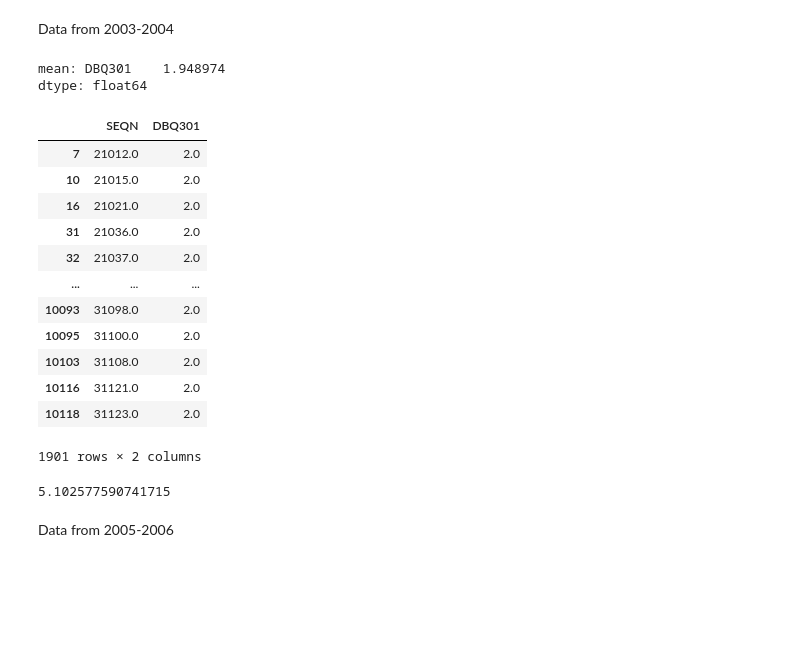
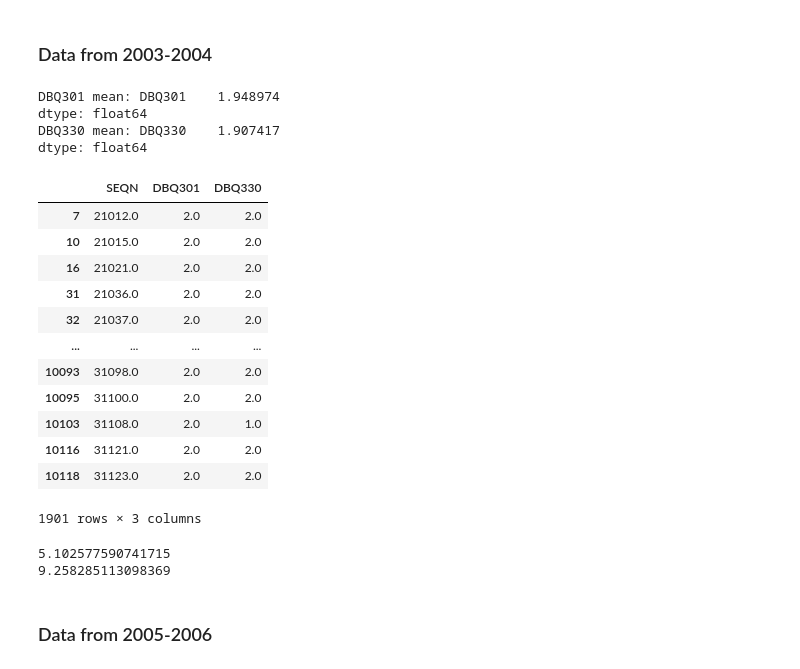
Before and after one commit to rq14000/i320d-sp2025, a Jupyter notebook: final project.ipynb, the cells around one changed output. Drawn from its saved outputs; the diff is of its cells as text; code cells hidden in the pictures; blank space fills up the shorter version.

```diff
--- a/final project.ipynb
+++ b/final project.ipynb
@@ -4,37 +12,48 @@ The next questions are about meals provided by community or government programs.
 import pandas as pd
 import matplotlib.pyplot as plt
 # %% [markdown]
-Data from 2003-2004
+### Data from 2003-2004
 # %%
+# read in xpt file
 df2004_raw = pd.read_sas('DBQ_C.xpt')
-df2004 = df2004_raw[['SEQN', 'DBQ301']]
-df2004_clean = df2004[df2004['DBQ301'] <= 2]
+# select relevant columns and clean
+df2004 = df2004_raw[['SEQN', 'DBQ301', 'DBQ330']]
+df2004_clean = df2004[(df2004['DBQ301'] <= 2) & (df2004['DBQ330'] <= 2)]
 df2004_final = df2004_clean.dropna()
-print(f"mean: {df2004_final[['DBQ301']].mean()}")
+# print means
+print(f"DBQ301 mean: {df2004_final[['DBQ301']].mean()}")
+print(f"DBQ330 mean: {df2004_final[['DBQ330']].mean()}")
 df2004_final
 # %% [output]
-mean: DBQ301    1.948974
+DBQ301 mean: DBQ301    1.948974
 dtype: float64
+DBQ330 mean: DBQ330    1.907417
+dtype: float64
-|  | SEQN | DBQ301 |
-| 7 | 21012.0 | 2.0 |
-| 10 | 21015.0 | 2.0 |
-| 16 | 21021.0 | 2.0 |
-| 31 | 21036.0 | 2.0 |
-| 32 | 21037.0 | 2.0 |
-| ... | ... | ... |
-| 10093 | 31098.0 | 2.0 |
-| 10095 | 31100.0 | 2.0 |
-| 10103 | 31108.0 | 2.0 |
-| 10116 | 31121.0 | 2.0 |
-| 10118 | 31123.0 | 2.0 |
+|  | SEQN | DBQ301 | DBQ330 |
+| 7 | 21012.0 | 2.0 | 2.0 |
+| 10 | 21015.0 | 2.0 | 2.0 |
+| 16 | 21021.0 | 2.0 | 2.0 |
+| 31 | 21036.0 | 2.0 | 2.0 |
+| 32 | 21037.0 | 2.0 | 2.0 |
+| ... | ... | ... | ... |
+| 10093 | 31098.0 | 2.0 | 2.0 |
+| 10095 | 31100.0 | 2.0 | 2.0 |
+| 10103 | 31108.0 | 2.0 | 1.0 |
+| 10116 | 31121.0 | 2.0 | 2.0 |
+| 10118 | 31123.0 | 2.0 | 2.0 |
-1901 rows × 2 columns
+1901 rows × 3 columns
 # %%
+# find response percentage
 count_yes_2004 = len(df2004_final[df2004_final['DBQ301'] == 1])
 count_no_2004 = len(df2004_final[df2004_final['DBQ301'] == 2])
 percentage_of_yes_2004 = 100*count_yes_2004/(count_yes_2004 + count_no_2004)
+DBQ330_percentage_of_yes_2004 = 100*(len(df2004_final[df2004_final['DBQ330'] == 1]))/((len(df2004_final[df2004_final['DBQ330'] == 1])) +
+                                                                                      (len(df2004_final[df2004_final['DBQ330'] == 2])))
 print(percentage_of_yes_2004)
+print(DBQ330_percentage_of_yes_2004)
 # %% [output]
 5.102577590741715
+9.258285113098369
 # %% [markdown]
-Data from 2005-2006
+### Data from 2005-2006
 # %%
```
Also changed, not shown: parts of 30 cells of this notebook.
